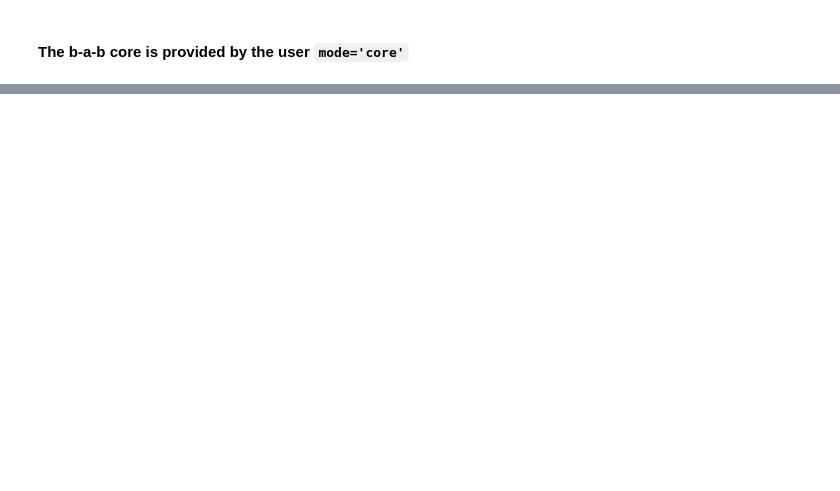
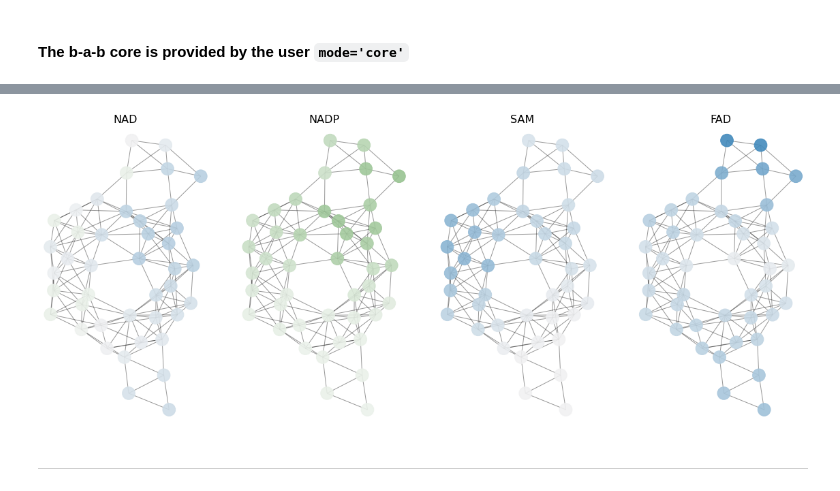
Before and after one commit to labstructbioinf/rossmann-toolbox, a Jupyter notebook: examples/example_minimal.ipynb, the cells around one changed output, grey strips where cells are left out. Drawn from its saved outputs; the diff is of its cells as text; code cells hidden in the pictures; blank space fills up the shorter version.

```diff
--- a/examples/example_minimal.ipynb
+++ b/examples/example_minimal.ipynb
@@ -166,0 +178,47 @@ preds
+# %%
+from rossmann_toolbox.utils.struct_loader import ShowNxGraph
+sng = ShowNxGraph()
+import networkx as nx
+import seaborn as sns
+import numpy as np
+# %%
+def scale_embeddings(emb):
+    emb_abs_max = np.abs(emb).max()
+    sigm = 1/(1 + np.exp(-emb.sum(0)))
+    x = 0.5 + 0.5*(np.clip(emb/emb_abs_max, a_min=-1, a_max=sigm))
+    x *= 255
+    return x
+
+def color_nodes(arr, cmap, cof):
+    colored_nodes = dict()
+    for i, val in enumerate(arr[:, cof]):
+        colored_nodes[i] = cmap(val)
+    return colored_nodes
+# %%
+node_size = 350
+node_labels = [f'{i}{j}' for i,j in zip(list(core_seq), rtb.feats3d['dataframe'].iloc[0].pdb_list)]
+
+mgr_cmap = sns.diverging_palette(240, 125, s=80, l=55, n=5, as_cmap=True)
+scaled_embeddings = scale_embeddings(single_emb).astype(int)
+NAD  = color_nodes(scaled_embeddings, mgr_cmap, 0)
+NADP = color_nodes(scaled_embeddings, mgr_cmap, 1)
+SAM  = color_nodes(scaled_embeddings, mgr_cmap, 2)
+FAD  = color_nodes(scaled_embeddings, mgr_cmap, 3)
+# %%
+idx = rtb.feats3d['dataframe'].iloc[0].name
+g = nx.Graph(rtb.feats3d['contact_maps'][idx][0] < 7)
+pos = nx.kamada_kawai_layout(g)
+# %%
+fig, ax = plt.subplots(1,4,figsize=(20,8))
+ax = ax.ravel()
+_ = sng.draw(g=g, residue_scores=NAD,  node_labels=None, node_positions=pos, node_size=node_size, ax=ax[0]); ax[0].set_title('NAD', fontsize=16);
+_ = sng.draw(g=g, residue_scores=NADP, node_labels=None, node_positions=pos, node_size=node_size, ax=ax[1]); ax[1].set_title('NADP', fontsize=16);
+_ = sng.draw(g=g, residue_scores=SAM,  node_labels=None, node_positions=pos, node_size=node_size, ax=ax[2]); ax[2].set_title('SAM', fontsize=16);
+_ = sng.draw(g=g, residue_scores=FAD,  node_labels=None, node_positions=pos, node_size=node_size, ax=ax[3]); ax[3].set_title('FAD', fontsize=16);
+for i in range(4):
+    ax[i].set_axis_off()
+fig.patch.set_facecolor('white')
+# %% [output]
+[figure, added]
+# %% [markdown]
+---
```
Also changed, not shown: parts of 12 cells of this notebook.
